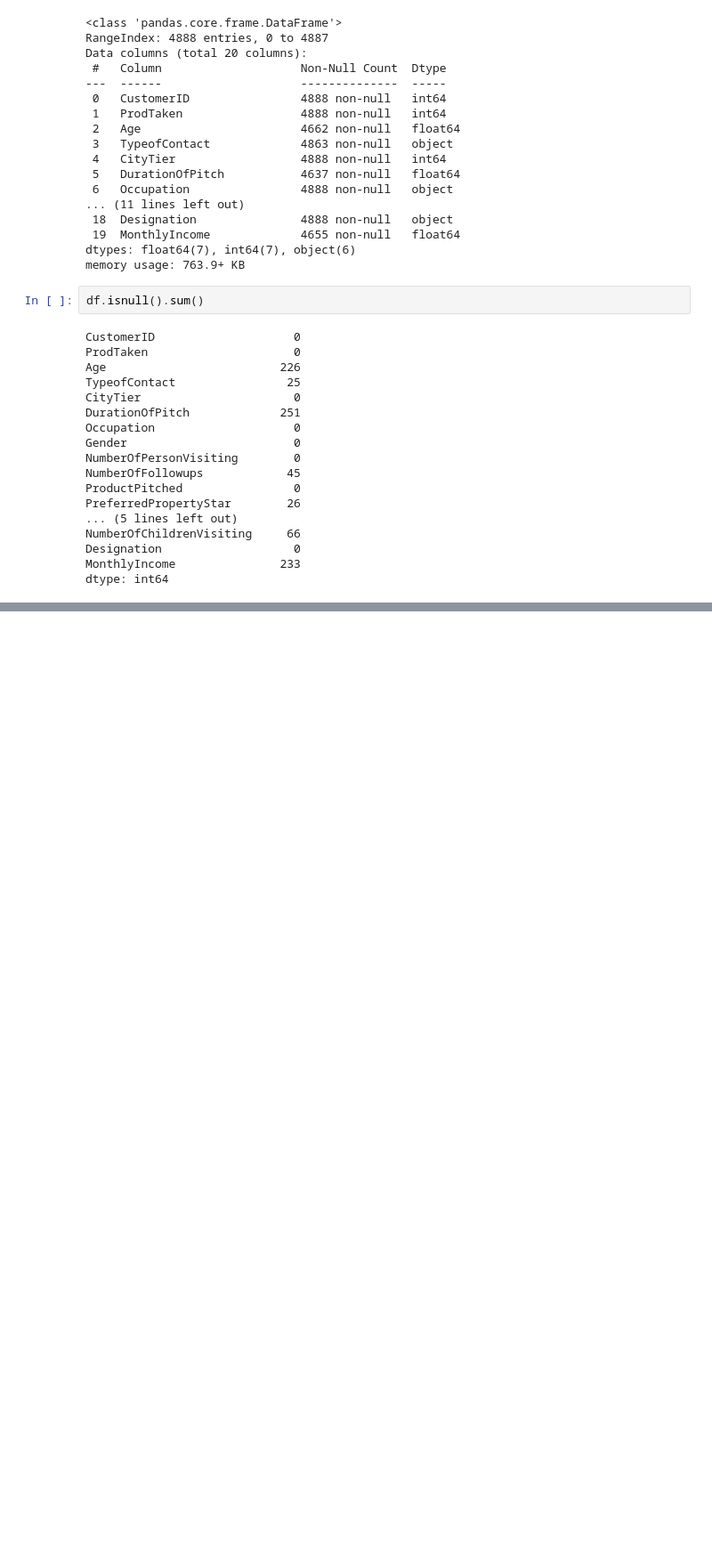
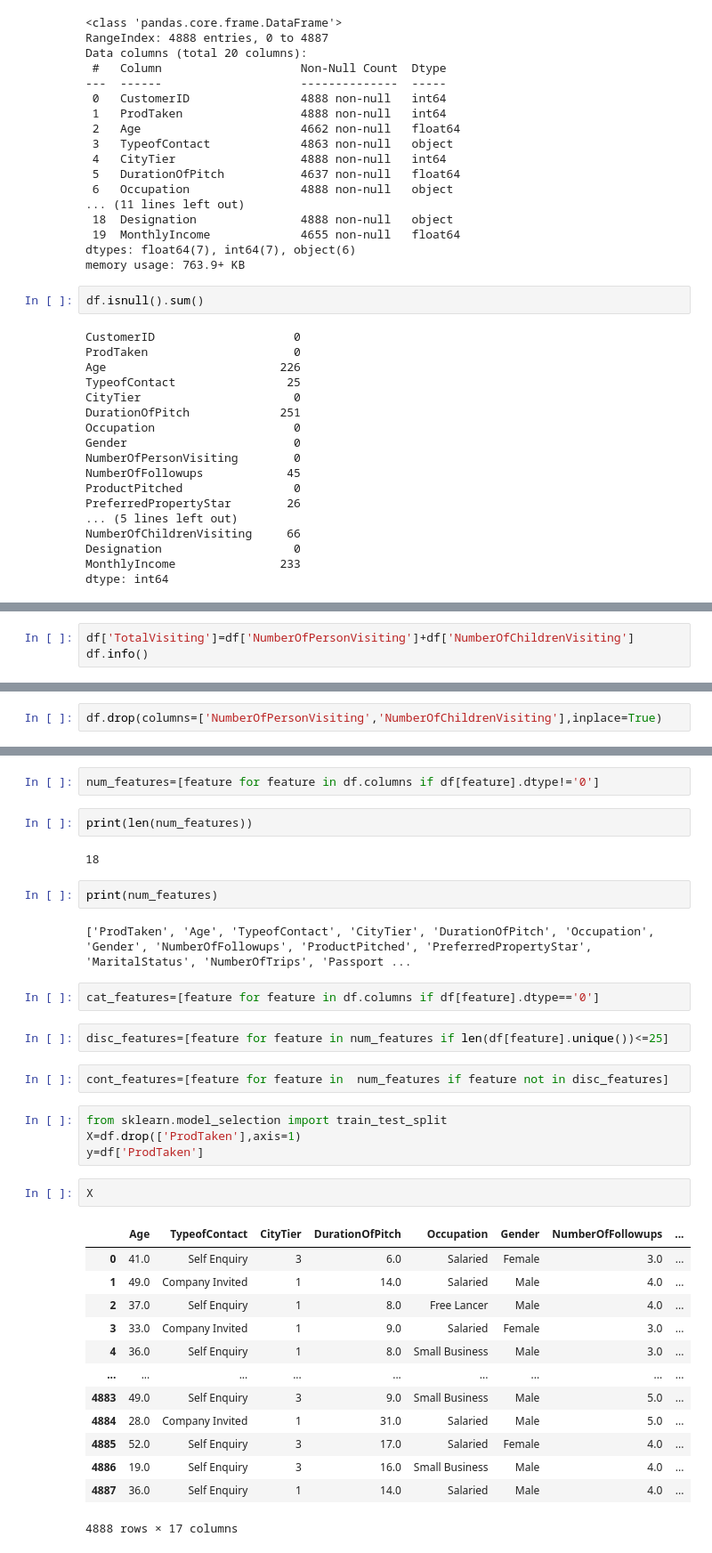
Before and after one commit to Mahadev1729/MLrn, a Jupyter notebook: RFC/tarvel.ipynb, the cells around one changed output, grey strips where cells are left out. Shown at 89% size. Saved outputs shown, nothing was run; the diff lists cells and outputs as text; blank space fills up the shorter version.

```diff
--- a/RFC/tarvel.ipynb
+++ b/RFC/tarvel.ipynb
@@ -76,0 +194,3 @@ dtype: int64
+# %%
+df['TotalVisiting']=df['NumberOfPersonVisiting']+df['NumberOfChildrenVisiting']
+df.info()
@@ -76,0 +215,2 @@ dtype: int64
+# %%
+df.drop(columns=['NumberOfPersonVisiting','NumberOfChildrenVisiting'],inplace=True)
@@ -76,0 +246,36 @@ dtype: int64
+# %%
+num_features=[feature for feature in df.columns if df[feature].dtype!='0']
+# %%
+print(len(num_features))
+# %% [output]
+18
+# %%
+print(num_features)
+# %% [output]
+['ProdTaken', 'Age', 'TypeofContact', 'CityTier', 'DurationOfPitch', 'Occupation', 'Gender', 'NumberOfFollowups', 'ProductPitched', 'PreferredPropertyStar', 'MaritalStatus', 'NumberOfTrips', 'Passport ...
+# %%
+cat_features=[feature for feature in df.columns if df[feature].dtype=='0']
+# %%
+disc_features=[feature for feature in num_features if len(df[feature].unique())<=25]
+# %%
+cont_features=[feature for feature in  num_features if feature not in disc_features]
+# %%
+from sklearn.model_selection import train_test_split
+X=df.drop(['ProdTaken'],axis=1)
+y=df['ProdTaken']
+# %%
+X
+# %% [output]
+|  | Age | TypeofContact | CityTier | DurationOfPitch | Occupation | Gender | NumberOfFollowups | ... |
+| 0 | 41.0 | Self Enquiry | 3 | 6.0 | Salaried | Female | 3.0 | ... |
+| 1 | 49.0 | Company Invited | 1 | 14.0 | Salaried | Male | 4.0 | ... |
+| 2 | 37.0 | Self Enquiry | 1 | 8.0 | Free Lancer | Male | 4.0 | ... |
+| 3 | 33.0 | Company Invited | 1 | 9.0 | Salaried | Female | 3.0 | ... |
+| 4 | 36.0 | Self Enquiry | 1 | 8.0 | Small Business | Male | 3.0 | ... |
+| ... | ... | ... | ... | ... | ... | ... | ... | ... |
+| 4883 | 49.0 | Self Enquiry | 3 | 9.0 | Small Business | Male | 5.0 | ... |
+| 4884 | 28.0 | Company Invited | 1 | 31.0 | Salaried | Male | 5.0 | ... |
+| 4885 | 52.0 | Self Enquiry | 3 | 17.0 | Salaried | Female | 4.0 | ... |
+| 4886 | 19.0 | Self Enquiry | 3 | 16.0 | Small Business | Male | 4.0 | ... |
+| 4887 | 36.0 | Self Enquiry | 1 | 14.0 | Salaried | Male | 4.0 | ... |
+4888 rows × 17 columns
```
Also changed, not shown: parts of 37 cells of this notebook.
